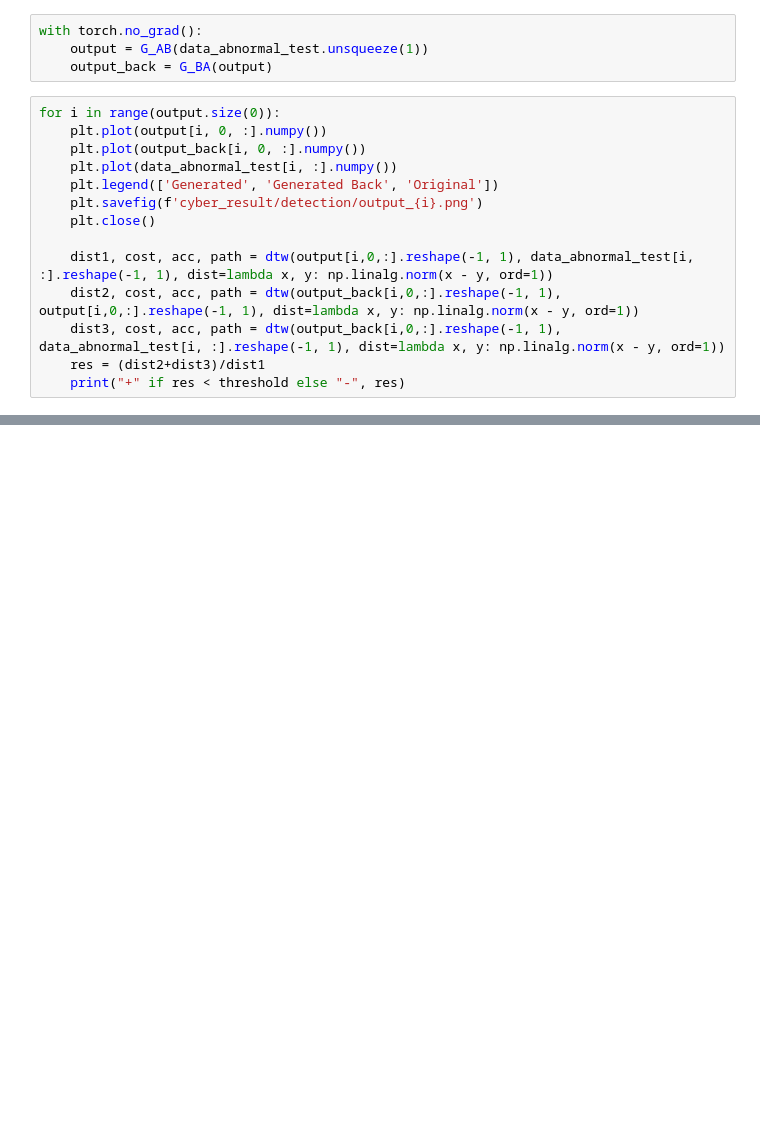
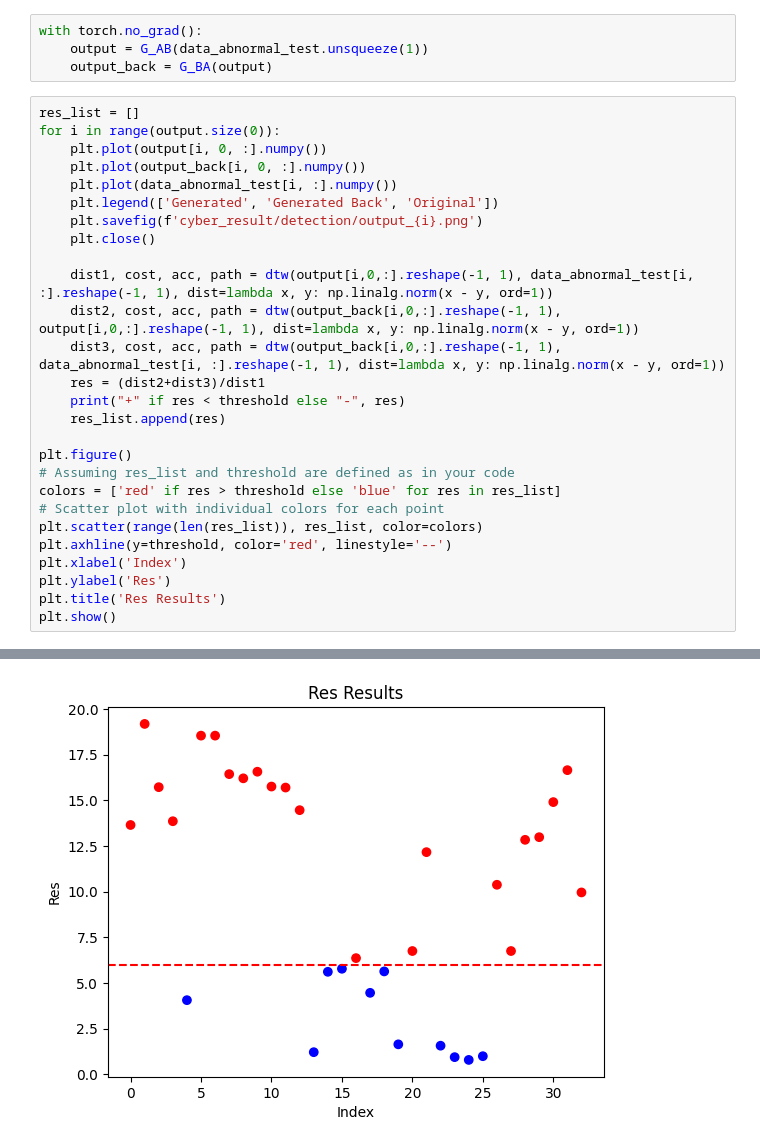
Before and after one commit to Shaun-Z/cycleGAN_cybersecurity, a Jupyter notebook: cyber_test.ipynb, the cells around one changed output, grey strips where cells are left out. Saved outputs shown, nothing was run; the diff lists cells and outputs as text; blank space fills up the shorter version.

```diff
--- a/cyber_test.ipynb
+++ b/cyber_test.ipynb
@@ -123,6 +157,7 @@ with torch.no_grad():
     output = G_AB(data_abnormal_test.unsqueeze(1))
     output_back = G_BA(output)
 # %%
+res_list = []
 for i in range(output.size(0)):
     plt.plot(output[i, 0, :].numpy())
     plt.plot(output_back[i, 0, :].numpy())
@@ -136,4 +171,16 @@ for i in range(output.size(0)):
     dist3, cost, acc, path = dtw(output_back[i,0,:].reshape(-1, 1), data_abnormal_test[i, :].reshape(-1, 1), dist=lambda x, y: np.linalg.norm(x - y, ord=1))
     res = (dist2+dist3)/dist1
     print("+" if res < threshold else "-", res)
+    res_list.append(res)
+
+plt.figure()
+# Assuming res_list and threshold are defined as in your code
+colors = ['red' if res > threshold else 'blue' for res in res_list]
+# Scatter plot with individual colors for each point
+plt.scatter(range(len(res_list)), res_list, color=colors)
+plt.axhline(y=threshold, color='red', linestyle='--')
+plt.xlabel('Index')
+plt.ylabel('Res')
+plt.title('Res Results')
+plt.show()
 # %% [output]
@@ -156,0 +204 @@ for i in range(output.size(0)):
+[figure, added]
```
Also changed, not shown: parts of 3 cells of this notebook, 19 other files.
